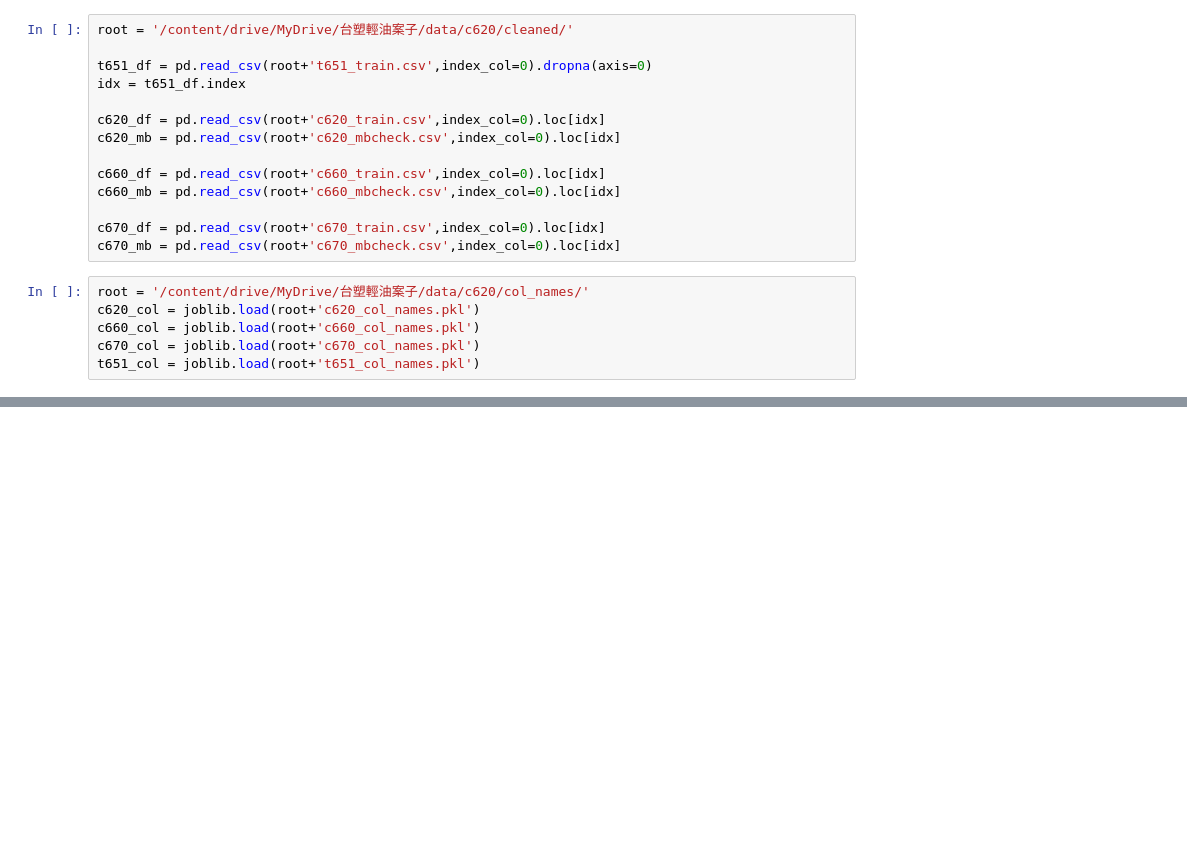
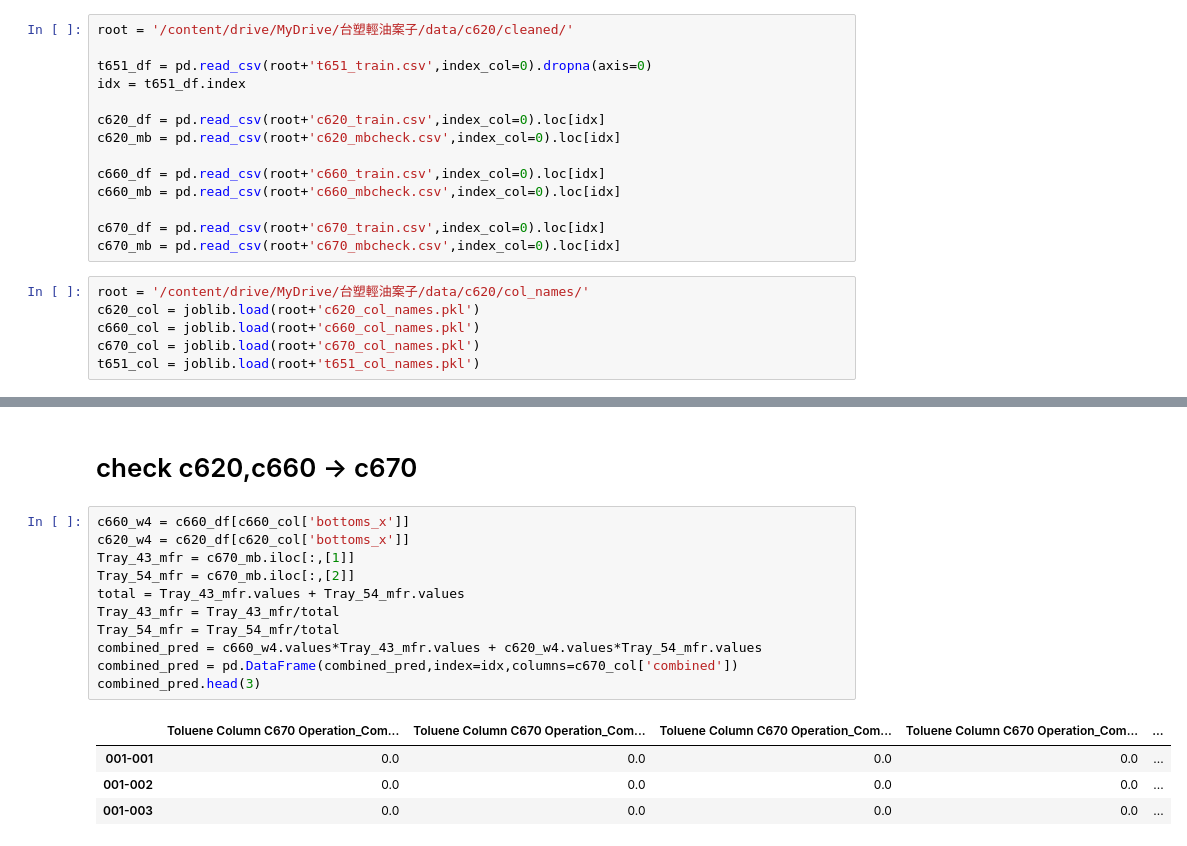
Before and after one commit to skywalker0803r/c620, a Jupyter notebook: c620資料分析.ipynb, the cells around one changed output, grey strips where cells are left out. Drawn from its saved outputs; the diff is of its cells as text; blank space fills up the shorter version.

```diff
--- a/c620資料分析.ipynb
+++ b/c620資料分析.ipynb
@@ -57,3 +56,21 @@ import numpy as np
 np.allclose(c660_feed.values,c660_feed_pred.values)
 # %% [output]
 True
+# %% [markdown]
+# check c620,c660 -> c670
+# %%
+c660_w4 = c660_df[c660_col['bottoms_x']]
+c620_w4 = c620_df[c620_col['bottoms_x']]
+Tray_43_mfr = c670_mb.iloc[:,[1]]
+Tray_54_mfr = c670_mb.iloc[:,[2]]
+total = Tray_43_mfr.values + Tray_54_mfr.values
+Tray_43_mfr = Tray_43_mfr/total
+Tray_54_mfr = Tray_54_mfr/total
+combined_pred = c660_w4.values*Tray_43_mfr.values + c620_w4.values*Tray_54_mfr.values
+combined_pred = pd.DataFrame(combined_pred,index=idx,columns=c670_col['combined'])
+combined_pred.head(3)
+# %% [output]
+|  | Toluene Column C670 Operation_Com... | Toluene Column C670 Operation_Com... | Toluene Column C670 Operation_Com... | Toluene Column C670 Operation_Com... | ... |
+| 001-001 | 0.0 | 0.0 | 0.0 | 0.0 | ... |
+| 001-002 | 0.0 | 0.0 | 0.0 | 0.0 | ... |
+| 001-003 | 0.0 | 0.0 | 0.0 | 0.0 | ... |
```
Also changed, not shown: parts of 9 cells of this notebook.
